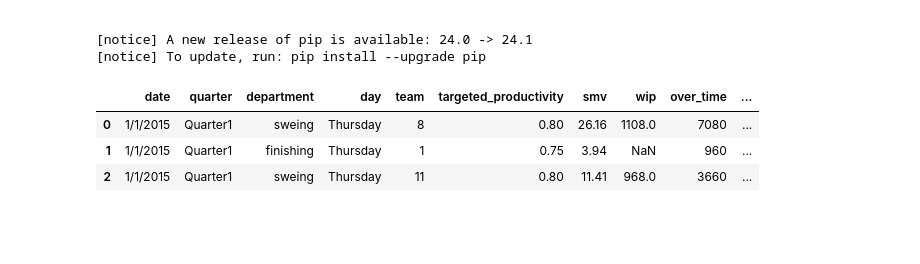
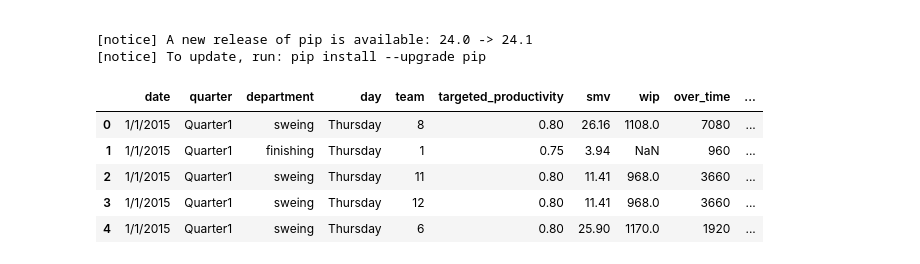
Before and after one commit to moscmh/productivity-prediction, a Jupyter notebook: garment.ipynb, the cells around one changed output. Saved outputs shown, nothing was run; the diff lists cells and outputs as text; code cells hidden in the pictures; blank space fills up the shorter version.

```diff
--- a/garment.ipynb
+++ b/garment.ipynb
@@ -46,9 +49,11 @@ Requirement already satisfied: six>=1.5 in /Users/moswai/Documents/Mos/.venv/lib
 [notice] A new release of pip is available: 24.0 -> 24.1
 [notice] To update, run: pip install --upgrade pip
 # %%
-Xy.head(3)
+Xy.head()
 # %% [output]
 |  | date | quarter | department | day | team | targeted_productivity | smv | wip | over_time | ... |
 | 0 | 1/1/2015 | Quarter1 | sweing | Thursday | 8 | 0.80 | 26.16 | 1108.0 | 7080 | ... |
 | 1 | 1/1/2015 | Quarter1 | finishing | Thursday | 1 | 0.75 | 3.94 | NaN | 960 | ... |
 | 2 | 1/1/2015 | Quarter1 | sweing | Thursday | 11 | 0.80 | 11.41 | 968.0 | 3660 | ... |
+| 3 | 1/1/2015 | Quarter1 | sweing | Thursday | 12 | 0.80 | 11.41 | 968.0 | 3660 | ... |
+| 4 | 1/1/2015 | Quarter1 | sweing | Thursday | 6 | 0.80 | 25.90 | 1170.0 | 1920 | ... |
```
Also changed, not shown: parts of 19 cells of this notebook.
